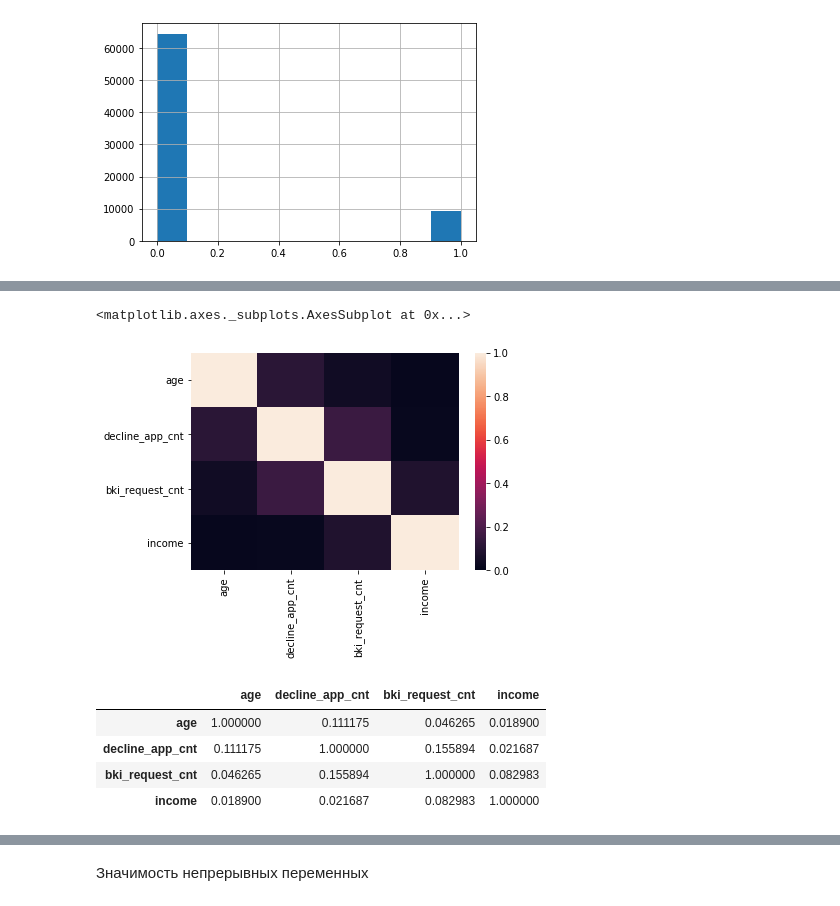
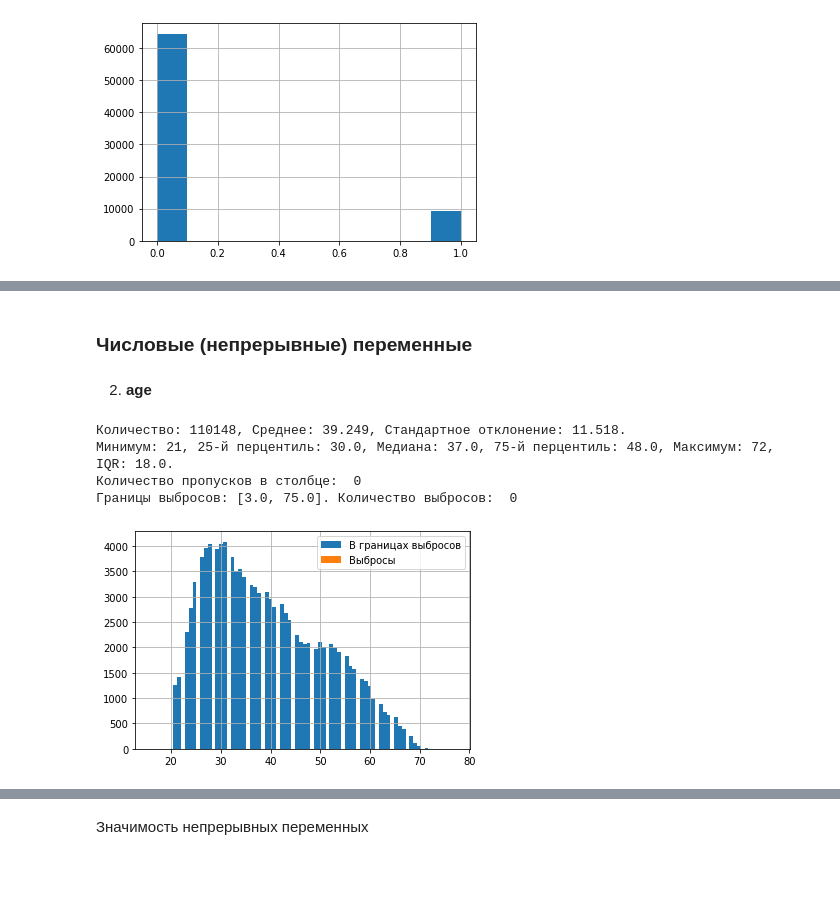
Before and after one commit to greg-kan/skillfactory_rds, a Jupyter notebook: module_4/kaggle_Module4_Computer_says_no.ipynb, the cells around one changed output, grey strips where cells are left out. Cells and saved outputs as stored; diff of their text form; code cells hidden in the pictures; blank space fills up the shorter version.

```diff
--- a/module_4/kaggle_Module4_Computer_says_no.ipynb
+++ b/module_4/kaggle_Module4_Computer_says_no.ipynb
@@ -240,13 +133,12 @@ get_boxplot(df, 'default', 'income')
-# %%
-sns.heatmap(df[num_cols].corr().abs(), vmin=0, vmax=1)
-# %% [output]
-<matplotlib.axes._subplots.AxesSubplot at 0x...>
-[figure, removed]
-# %%
-df[num_cols].corr().abs()
-# %% [output]
-|  | age | decline_app_cnt | bki_request_cnt | income |
-| age | 1.000000 | 0.111175 | 0.046265 | 0.018900 |
-| decline_app_cnt | 0.111175 | 1.000000 | 0.155894 | 0.021687 |
-| bki_request_cnt | 0.046265 | 0.155894 | 1.000000 | 0.082983 |
-| income | 0.018900 | 0.021687 | 0.082983 | 1.000000 |
+# %% [markdown]
+### Числовые (непрерывные) переменные
+# %% [markdown]
+2. **age**
+# %%
+utils.analyse_numeric(df, 'age', 80)
+# %% [output]
+Количество: 110148, Среднее: 39.249, Стандартное отклонение: 11.518.
+Минимум: 21, 25-й перцентиль: 30.0, Медиана: 37.0, 75-й перцентиль: 48.0, Максимум: 72, IQR: 18.0.
+Количество пропусков в столбце:  0
+Границы выбросов: [3.0, 75.0]. Количество выбросов:  0
+[figure, added]
```
Also changed, not shown: parts of 127 cells of this notebook, 1 other file.
